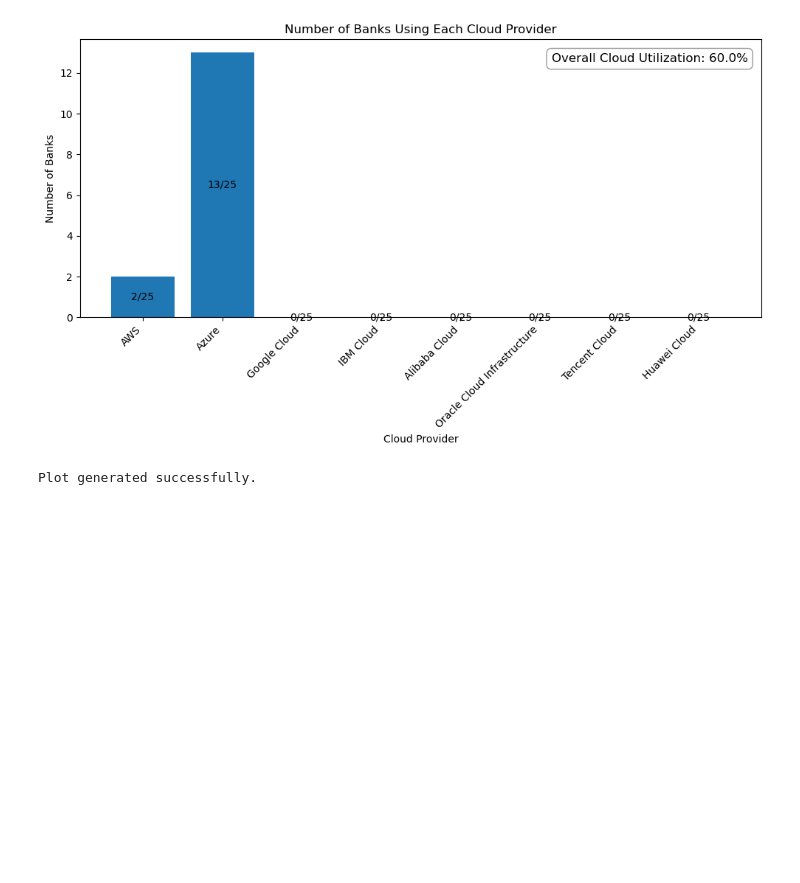
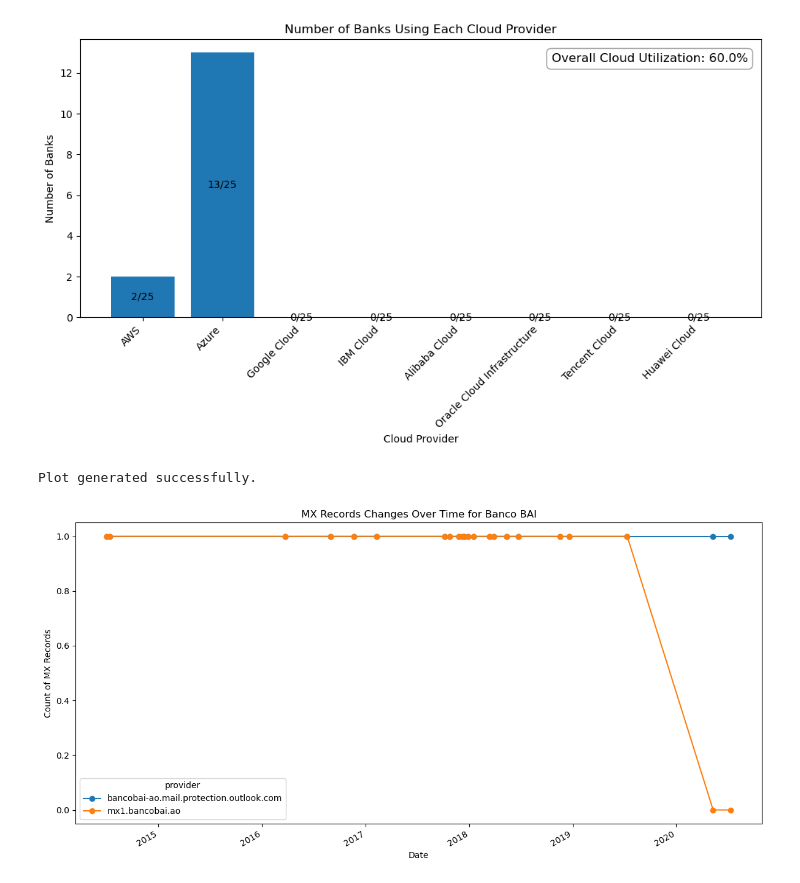
Before and after one commit to hacktivism-github/Measuring-Cloud-Adoption-AO, a Jupyter notebook: notebook7c17c2e440.ipynb, the cells around one changed output. Saved outputs shown, nothing was run; the diff lists cells and outputs as text; code cells hidden in the pictures; blank space fills up the shorter version.

Commit message:
Kaggle Notebook | notebook7c17c2e440 | Version 7

```diff
--- a/notebook7c17c2e440.ipynb
+++ b/notebook7c17c2e440.ipynb
@@ -341,3 +340,90 @@ Mapped cloud providers for each bank.
 Counted the number of banks using each cloud provider.
 [figure]
 Plot generated successfully.
+# %%
+import json
+import pandas as pd
+import matplotlib.pyplot as plt
+
+def plot_mx_records_changes(data, company_name):
+    # Extract the records from the JSON data
+    records = data.get('records', [])
+
+    # Prepare a list of dictionaries to store the data
+    mx_records_list = []
+
+    for record in records:
+        for value in record.get('values', []):
+            entry = {
+                'date': record.get('first_seen', 'N/A'),
+                'provider': value.get('host', 'N/A')
+            }
+            mx_records_list.append(entry)
+
+    # Create a DataFrame from the list of dictionaries
+    df = pd.DataFrame(mx_records_list)
+
+    # Convert the 'date' column to datetime
+    df['date'] = pd.to_datetime(df['date'])
+
+    # Group the data by date and provider
+    grouped_data = df.groupby(['date', 'provider']).size().reset_index(name='count')
+
+    # Pivot the data to get providers as columns
+    pivot_data = grouped_data.pivot(index='date', columns='provider', values='count').fillna(0)
+
+    # Plot the line chart for the specific company
+    plt.figure(figsize=(12, 6))
+    pivot_data.plot(kind='line', marker='o', ax=plt.gca())
+    plt.xlabel('Date')
+    plt.ylabel('Count of MX Records')
+    plt.title(f'MX Records Changes Over Time for {company_name}')
+    plt.tight_layout()
+    plt.show()
+
+# Example usage for different companies
+with open('/kaggle/input/historicalmxrecordsbancobai/historical_mx_records_bancobai.json', 'r') as json_file:
+    company1_data = json.load(json_file)
+    plot_mx_records_changes(company1_data, 'Banco BAI')
+
+with open('/kaggle/input/historicalmxrecordsbchcoao/historical_mx_records_bch.co.ao.json', 'r') as json_file:
+    company2_data = json.load(json_file)
+    plot_mx_records_changes(company2_data, 'Banco BCH')
+
+with open('/kaggle/input/historicalmxrecordsbciao/historical_mx_records_bci.ao.json', 'r') as json_file:
+    company3_data = json.load(json_file)
+    plot_mx_records_changes(company3_data, 'Banco BCI')
+
+with open('/kaggle/input/historicalmxrecordsbancoeconomicoao/historical_mx_records_bancoeconomico.ao.json', 'r') as json_file:
+    company4_data = json.load(json_file)
+    plot_mx_records_changes(company4_data, 'Banco Económico')
+
+with open('/kaggle/input/historicalmxrecordsbniao/historical_mx_records_bni.ao.json', 'r') as json_file:
+    company6_data = json.load(json_file)
+    plot_mx_records_changes(company6_data, 'Banco BNI')
+
+with open('/kaggle/input/historicalmxrecordsatlanticoao/historical_mx_records_atlantico.ao.json', 'r') as json_file:
+    company7_data = json.load(json_file)
+    plot_mx_records_changes(company7_data, 'Banco Millennium Atlântico')
+
+with open('/kaggle/input/historicalmxrecordsbancokeveao/historical_mx_records_bancokeve.ao.json', 'r') as json_file:
+    company8_data = json.load(json_file)
+    plot_mx_records_changes(company8_data, 'Banco Keve')
+
+with open('/kaggle/input/historicalmxrecordsfinibancocoao/historical_mx_records_finibanco.co.ao.json', 'r') as json_file:
+    company9_data = json.load(json_file)
+    plot_mx_records_changes(company9_data, 'Finibanco')
+
+with open('/kaggle/input/historicalmxrecordsstandardbankcoao/historical_mx_records_standardbank.co.ao.json', 'r') as json_file:
+    company10_data = json.load(json_file)
+    plot_mx_records_changes(company10_data, 'Standard Bank')
+
+with open('/kaggle/input/historicalmxrecordsbancosolao/historical_mx_records_bancosol.ao.json', 'r') as json_file:
+    company11_data = json.load(json_file)
+    plot_mx_records_changes(company11_data, 'Banco Sol')
+
+with open('/kaggle/input/historicalmxrecordsbancoyetuao/historical_mx_records_bancoyetu.ao.json', 'r') as json_file:
+    company12_data = json.load(json_file)
+    plot_mx_records_changes(company12_data, 'Banco Yetu')
+# %% [output]
+[figure, added]
```
Also changed, not shown: parts of 3 cells of this notebook.
